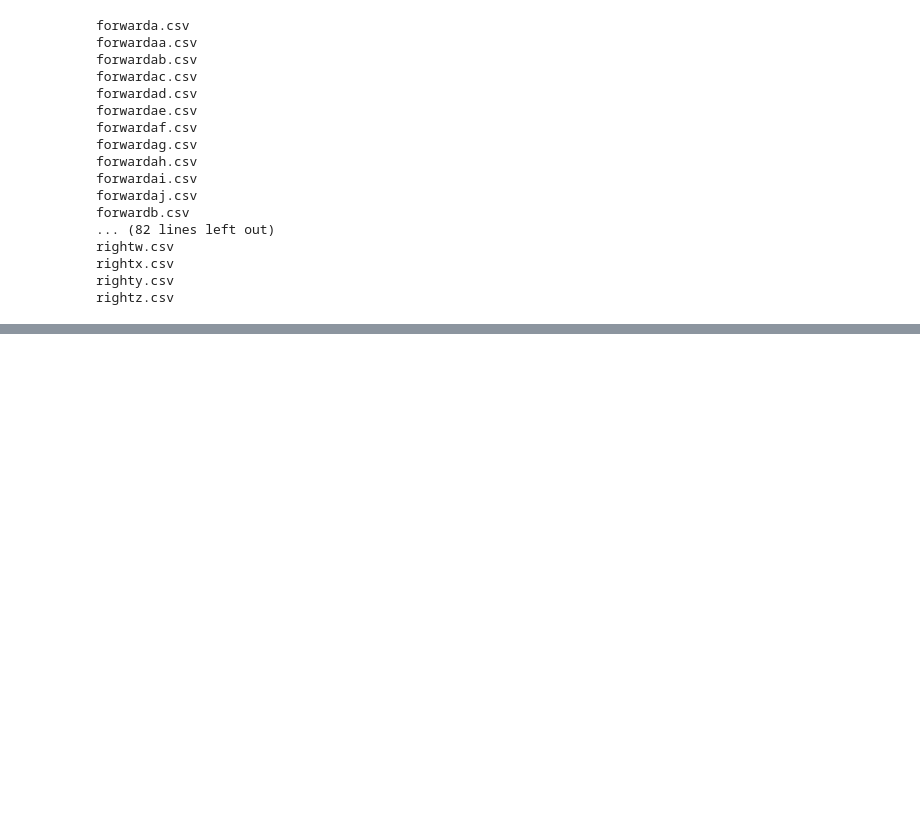
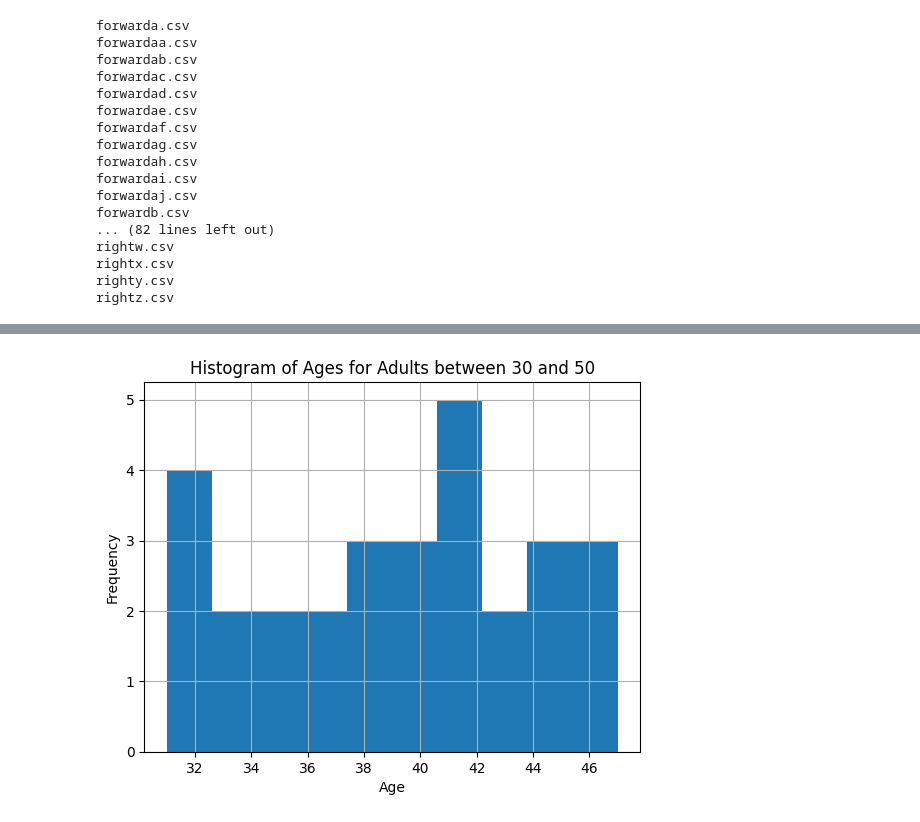
Before and after one commit to Hydra-Bolt/EEGControlledWheelChair, a Jupyter notebook: cleaning.ipynb, the cells around one changed output, grey strips where cells are left out. Cells and saved outputs as stored; diff of their text form; code cells hidden in the pictures; blank space fills up the shorter version.

```diff
--- a/cleaning.ipynb
+++ b/cleaning.ipynb
@@ -154,0 +193,16 @@ df.to_csv(f"./processed/backwardb.csv", index=False, float_format="%.3f")
+# %%
+import matplotlib.pyplot as plt
+
+# Filter the DataFrame to include only adults between 30 and 50
+adult = df[(df['Age'] > 30) & (df['Age'] < 50)]
+
+# Create a histogram
+adult['Age'].hist()
+
+# Display the histogram
+plt.title('Histogram of Ages for Adults between 30 and 50')
+plt.xlabel('Age')
+plt.ylabel('Frequency')
+plt.show()
+# %% [output]
+[figure, added]
```
Also changed, not shown: parts of 4 cells of this notebook, 14 other files.
